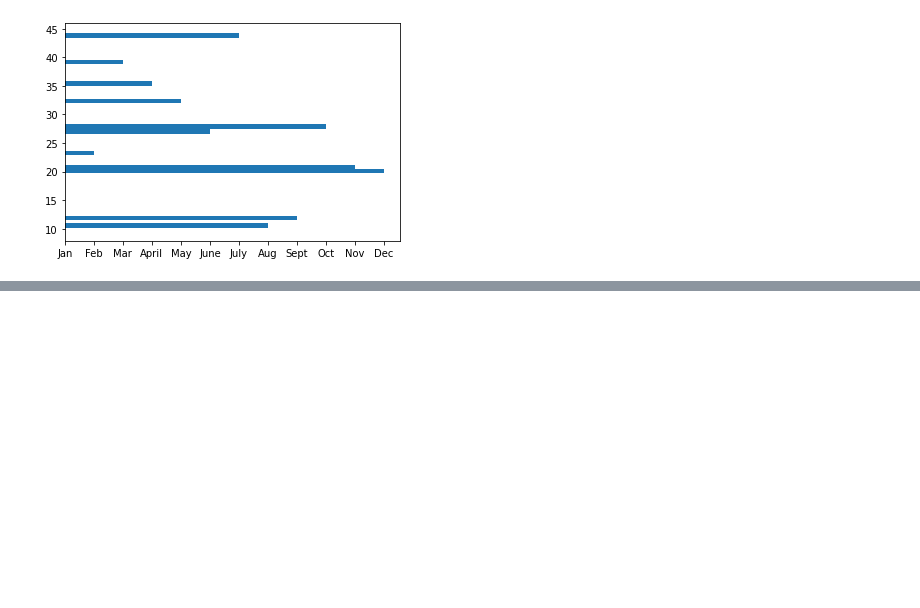
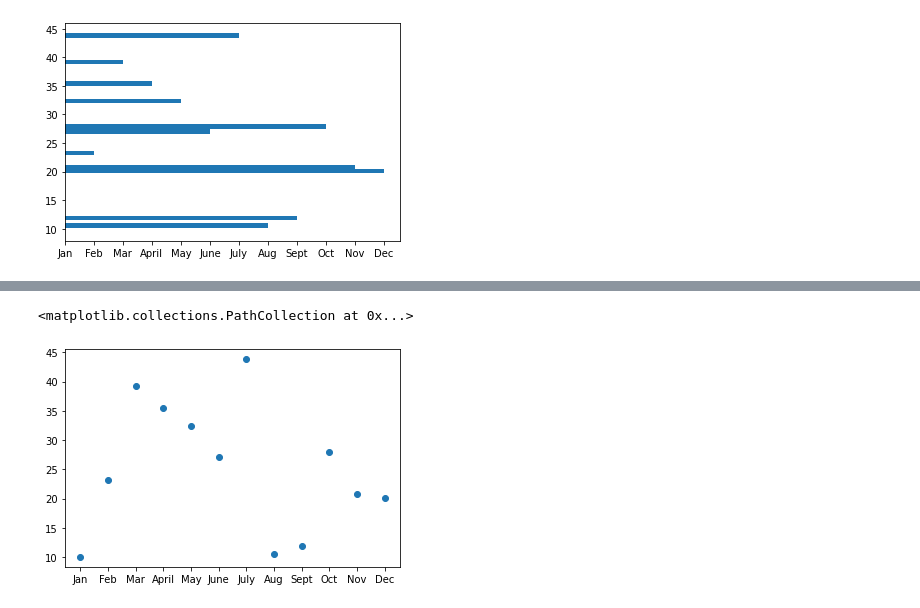
Before and after one commit to DavidGGonzalez/PyBer_Analysis, a Jupyter notebook: matplotlib_practice.ipynb, the cells around one changed output, grey strips where cells are left out. Saved outputs shown, nothing was run; the diff lists cells and outputs as text; code cells hidden in the pictures; blank space fills up the shorter version.

```diff
--- a/matplotlib_practice.ipynb
+++ b/matplotlib_practice.ipynb
@@ -313,0 +353,6 @@ ax.plt.gca().invert_yaxis()
+# %%
+# now use plt.scatter()
+plt.scatter(x_axis,y_axis)
+# %% [output]
+<matplotlib.collections.PathCollection at 0x...>
+[figure, added]
```
Also changed, not shown: parts of 39 cells of this notebook, 6 other files.
